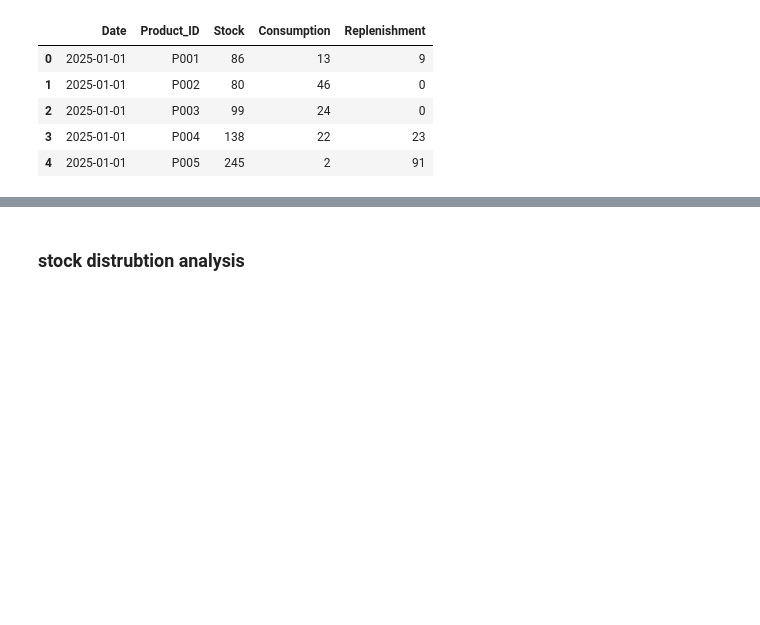
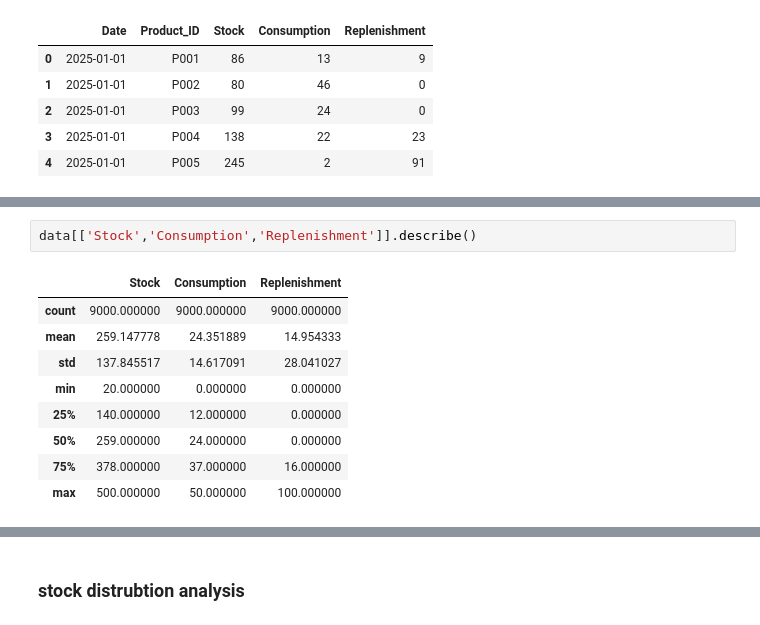
Before and after one commit to 3zden/Stock-out-prediction, a Jupyter notebook: Modeling Phase/EDA.ipynb, the cells around one changed output, grey strips where cells are left out. Drawn from its saved outputs; the diff is of its cells as text; blank space fills up the shorter version.

```diff
--- a/Modeling Phase/EDA.ipynb
+++ b/Modeling Phase/EDA.ipynb
@@ -55,2 +80,14 @@ dtype: int64
+# %%
+data[['Stock','Consumption','Replenishment']].describe()
+# %% [output]
+|  | Stock | Consumption | Replenishment |
+| count | 9000.000000 | 9000.000000 | 9000.000000 |
+| mean | 259.147778 | 24.351889 | 14.954333 |
+| std | 137.845517 | 14.617091 | 28.041027 |
+| min | 20.000000 | 0.000000 | 0.000000 |
+| 25% | 140.000000 | 12.000000 | 0.000000 |
+| 50% | 259.000000 | 24.000000 | 0.000000 |
+| 75% | 378.000000 | 37.000000 | 16.000000 |
+| max | 500.000000 | 50.000000 | 100.000000 |
 # %%
 plt.figure(figsize=(14, 8))
```
Also changed, not shown: parts of 17 cells of this notebook.
